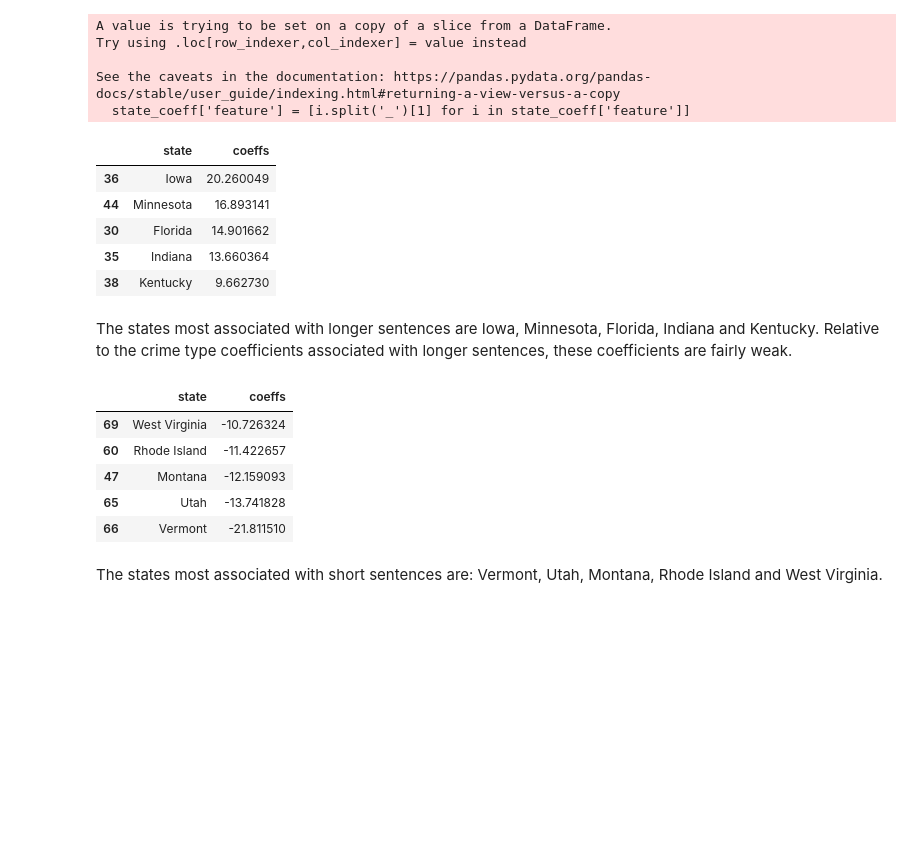
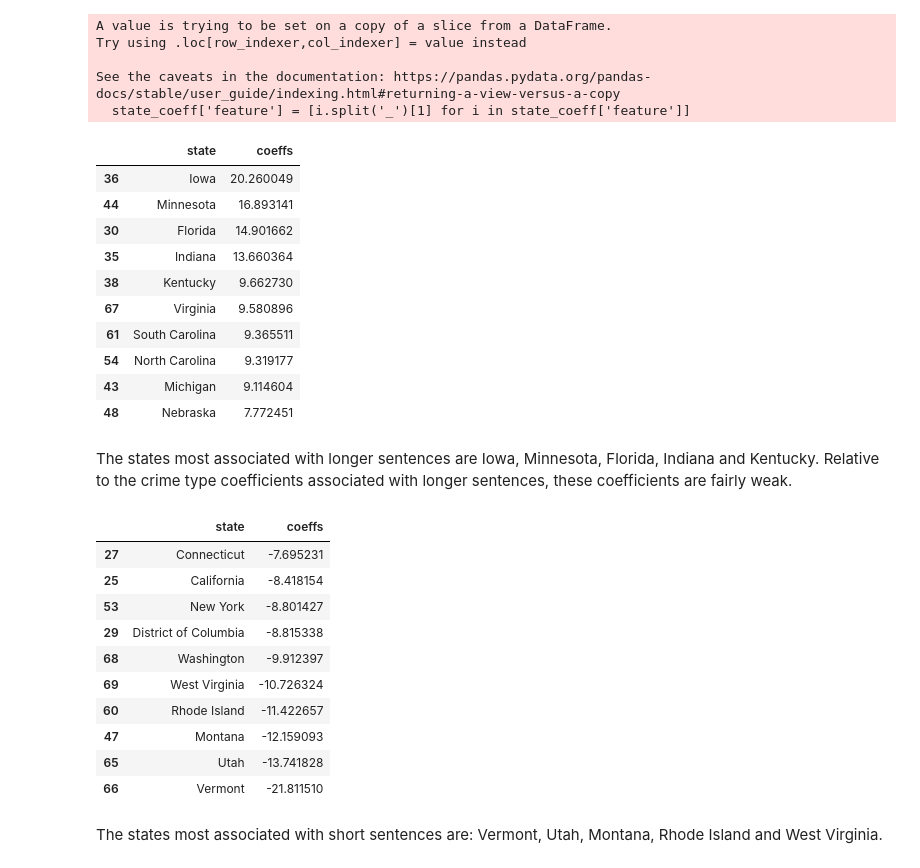
Before and after one commit to nanigbogu/Sentencing-Length-Data-Analysis, a Jupyter notebook: code/final_model.ipynb, the cells around one changed output. Drawn from its saved outputs; the diff is of its cells as text; code cells hidden in the pictures; blank space fills up the shorter version.

```diff
--- a/code/final_model.ipynb
+++ b/code/final_model.ipynb
@@ -19,7 +22,7 @@ df_data = pd.read_csv('../data/df18to21_cleanedH.csv')
 X = df_data.drop(columns=['sentence_length','guideline_range','guideline_var_pct','region','white'])
 y = df_data['sentence_length']
 # %%
-numeric = ['count_convictons','age']
+numeric = ['age','count_convictons']
 categorical = ['year_sentenced','dependents','race','disposition','citizen',
                'state','criminal_hist', 'drug_type','weapon','gender','crime_type',
                'case_type','presentence_stat','sentence_type','college','imprisoned']
@@ -129,20 +149,30 @@ Try using .loc[row_indexer,col_indexer] = value instead
 See the caveats in the documentation: https://pandas.pydata.org/pandas-docs/stable/user_guide/indexing.html#returning-a-view-versus-a-copy
   state_coeff['feature'] = [i.split('_')[1] for i in state_coeff['feature']]
 # %%
-state_coeff.sort_values(by='coeffs',ascending=False).head()
+state_coeff.sort_values(by='coeffs',ascending=False).head(10)
 # %% [output]
 |  | state | coeffs |
 | 36 | Iowa | 20.260049 |
 | 44 | Minnesota | 16.893141 |
 | 30 | Florida | 14.901662 |
 | 35 | Indiana | 13.660364 |
 | 38 | Kentucky | 9.662730 |
+| 67 | Virginia | 9.580896 |
+| 61 | South Carolina | 9.365511 |
+| 54 | North Carolina | 9.319177 |
+| 43 | Michigan | 9.114604 |
+| 48 | Nebraska | 7.772451 |
 # %% [markdown]
 The states most associated with longer sentences are Iowa, Minnesota, Florida, Indiana and Kentucky. Relative to the crime type coefficients associated with longer sentences, these coefficients are fairly weak.
 # %%
-state_coeff.sort_values(by='coeffs',ascending=False).tail()
+state_coeff.sort_values(by='coeffs',ascending=False).tail(10)
 # %% [output]
 |  | state | coeffs |
+| 27 | Connecticut | -7.695231 |
+| 25 | California | -8.418154 |
+| 53 | New York | -8.801427 |
+| 29 | District of Columbia | -8.815338 |
+| 68 | Washington | -9.912397 |
 | 69 | West Virginia | -10.726324 |
 | 60 | Rhode Island | -11.422657 |
 | 47 | Montana | -12.159093 |
```
Also changed, not shown: parts of 22 cells of this notebook, 1 other file.
